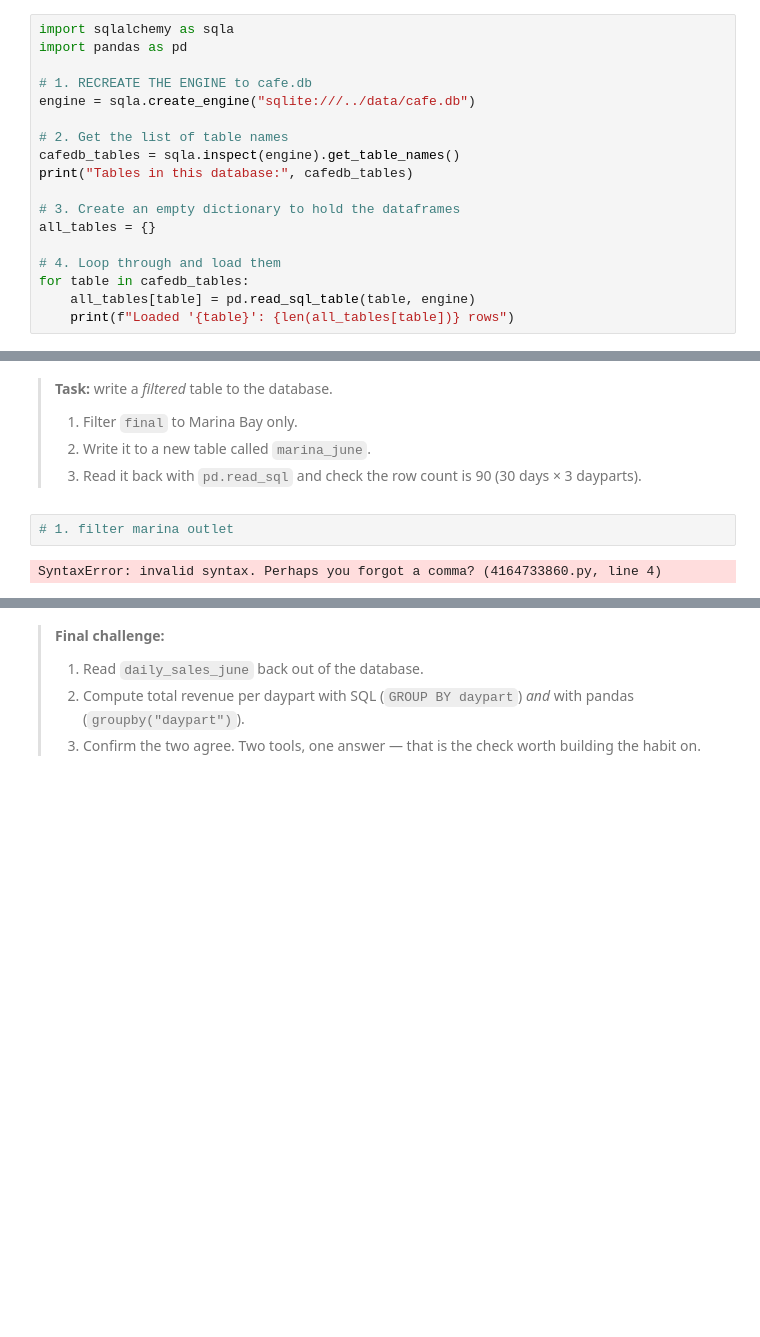
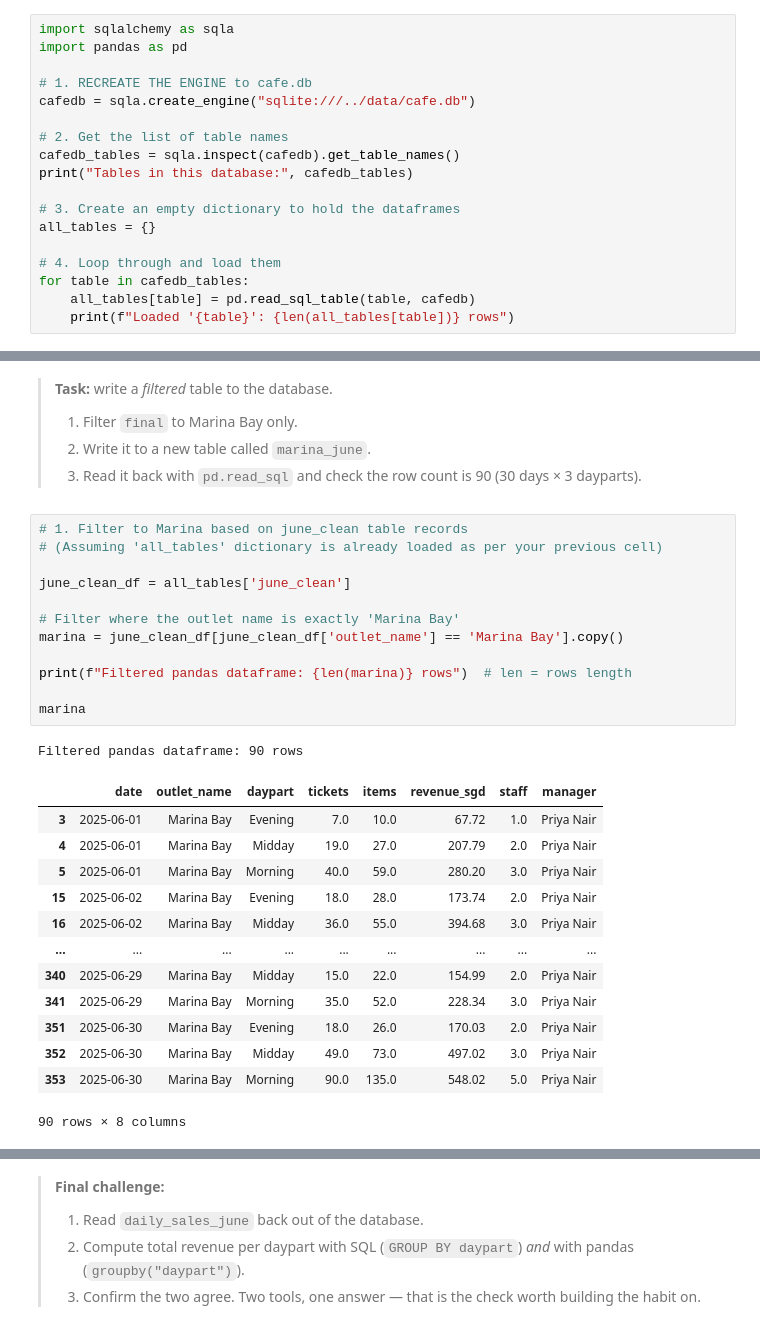
Before and after one commit to PP-123-nt/6m-data-1.8-eda-basic, a Jupyter notebook: notebooks/Part_4_reading_writing_data.ipynb, the cells around one changed output, grey strips where cells are left out. Saved outputs shown, nothing was run; the diff lists cells and outputs as text; blank space fills up the shorter version.

```diff
--- a/notebooks/Part_4_reading_writing_data.ipynb
+++ b/notebooks/Part_4_reading_writing_data.ipynb
@@ -643,10 +645,10 @@ import sqlalchemy as sqla
 import pandas as pd
 
 # 1. RECREATE THE ENGINE to cafe.db
-engine = sqla.create_engine("sqlite:///../data/cafe.db")
+cafedb = sqla.create_engine("sqlite:///../data/cafe.db")
 
 # 2. Get the list of table names
-cafedb_tables = sqla.inspect(engine).get_table_names()
+cafedb_tables = sqla.inspect(cafedb).get_table_names()
 print("Tables in this database:", cafedb_tables)
 
 # 3. Create an empty dictionary to hold the dataframes
@@ -654,7 +656,7 @@ all_tables = {}
 
 # 4. Loop through and load them
 for table in cafedb_tables:
-    all_tables[table] = pd.read_sql_table(table, engine)
+    all_tables[table] = pd.read_sql_table(table, cafedb)
     print(f"Loaded '{table}': {len(all_tables[table])} rows")
 # %% [output]
 Tables in this database: ['daily_sales_june', 'june_clean', 'outlets']
@@ -709,6 +711,29 @@ print(all_objects)
 > 2. Write it to a new table called `marina_june`.
 > 3. Read it back with `pd.read_sql` and check the row count is 90 (30 days × 3 dayparts).
 # %%
-# 1. filter marina outlet
+# 1. Filter to Marina based on june_clean table records
+# (Assuming 'all_tables' dictionary is already loaded as per your previous cell)
+
+june_clean_df = all_tables['june_clean']
+
+# Filter where the outlet name is exactly 'Marina Bay'
+marina = june_clean_df[june_clean_df['outlet_name'] == 'Marina Bay'].copy()
+
+print(f"Filtered pandas dataframe: {len(marina)} rows")  # len = rows length
+
+marina
 # %% [output]
-SyntaxError: invalid syntax. Perhaps you forgot a comma? (4164733860.py, line 4)
+Filtered pandas dataframe: 90 rows
+|  | date | outlet_name | daypart | tickets | items | revenue_sgd | staff | manager |
+| 3 | 2025-06-01 | Marina Bay | Evening | 7.0 | 10.0 | 67.72 | 1.0 | Priya Nair |
+| 4 | 2025-06-01 | Marina Bay | Midday | 19.0 | 27.0 | 207.79 | 2.0 | Priya Nair |
+| 5 | 2025-06-01 | Marina Bay | Morning | 40.0 | 59.0 | 280.20 | 3.0 | Priya Nair |
+| 15 | 2025-06-02 | Marina Bay | Evening | 18.0 | 28.0 | 173.74 | 2.0 | Priya Nair |
+| 16 | 2025-06-02 | Marina Bay | Midday | 36.0 | 55.0 | 394.68 | 3.0 | Priya Nair |
+| ... | ... | ... | ... | ... | ... | ... | ... | ... |
+| 340 | 2025-06-29 | Marina Bay | Midday | 15.0 | 22.0 | 154.99 | 2.0 | Priya Nair |
+| 341 | 2025-06-29 | Marina Bay | Morning | 35.0 | 52.0 | 228.34 | 3.0 | Priya Nair |
+| 351 | 2025-06-30 | Marina Bay | Evening | 18.0 | 26.0 | 170.03 | 2.0 | Priya Nair |
+| 352 | 2025-06-30 | Marina Bay | Midday | 49.0 | 73.0 | 497.02 | 3.0 | Priya Nair |
+| 353 | 2025-06-30 | Marina Bay | Morning | 90.0 | 135.0 | 548.02 | 5.0 | Priya Nair |
+90 rows × 8 columns
```
Also changed, not shown: parts of 8 cells of this notebook, 1 other file.
